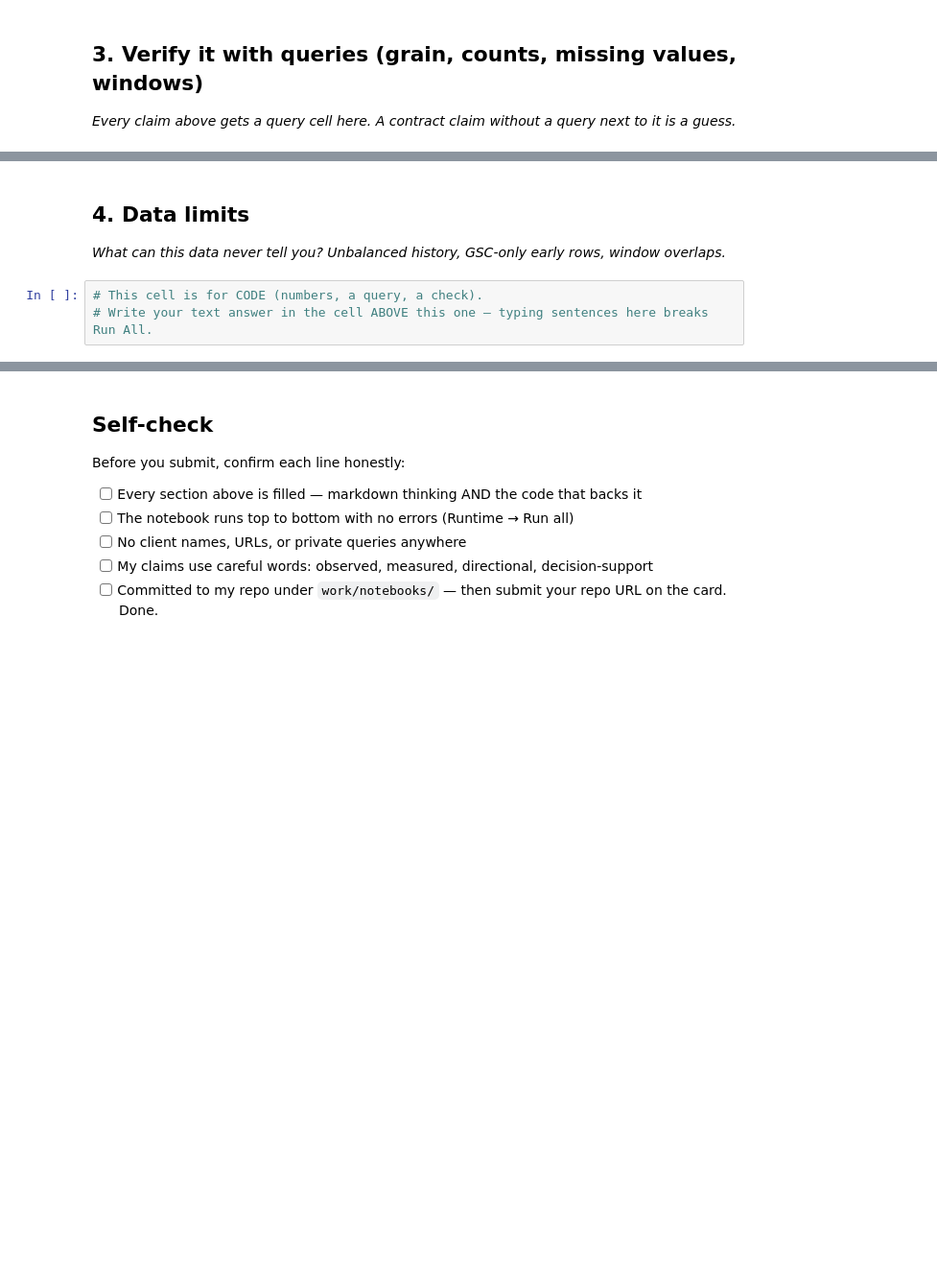
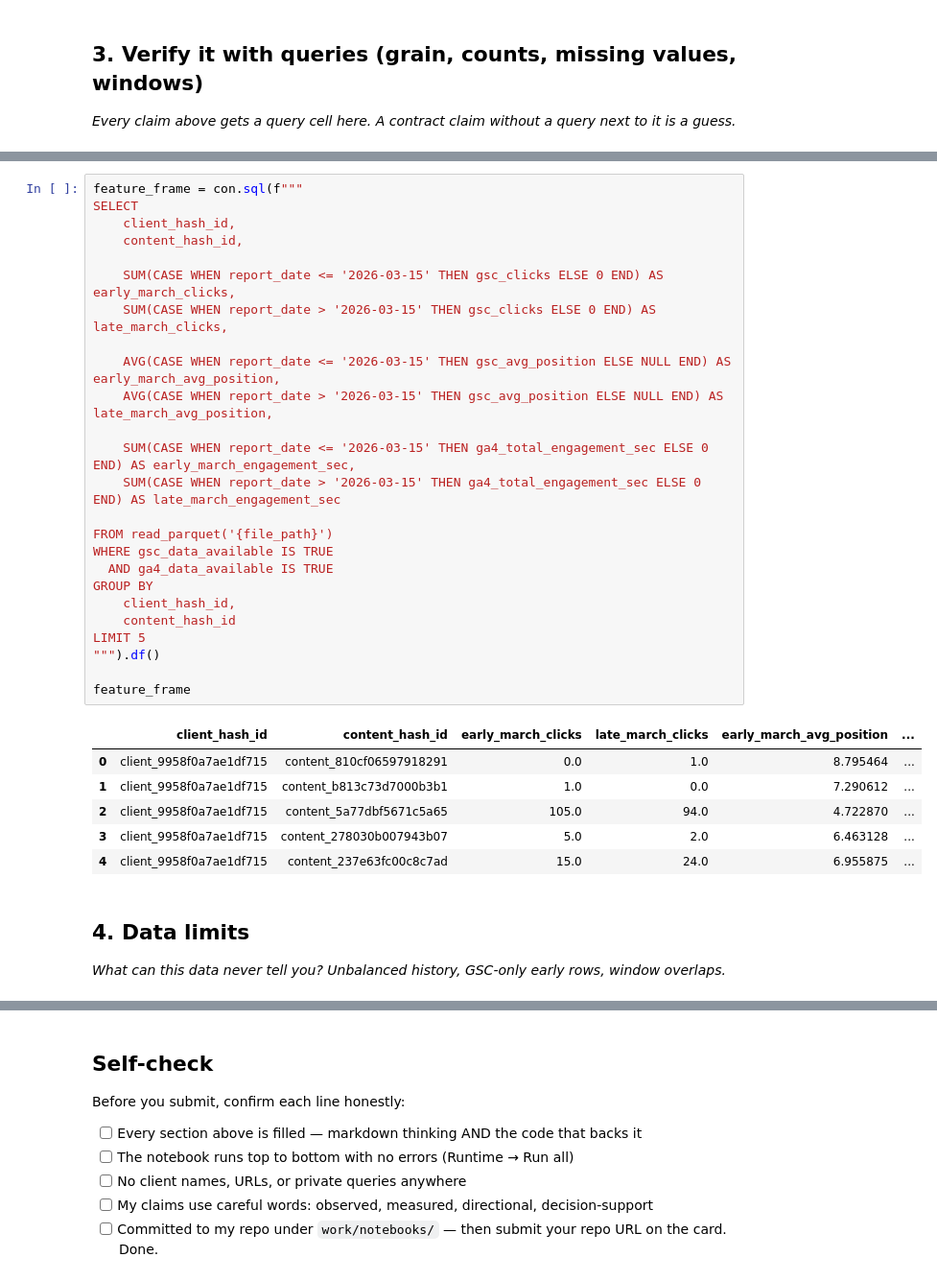
Before and after one commit to JasperOwen/flyrank-ml-internship, a Jupyter notebook: work/notebooks/w03_data_contract.ipynb, the cells around one changed output, grey strips where cells are left out. Shown at 96% size. Saved outputs shown, nothing was run; the diff lists cells and outputs as text; blank space fills up the shorter version.

```diff
--- a/work/notebooks/w03_data_contract.ipynb
+++ b/work/notebooks/w03_data_contract.ipynb
@@ -83,7 +177,36 @@ con.sql(f"""
+# %%
+feature_frame = con.sql(f"""
+SELECT
+    client_hash_id,
+    content_hash_id,
+
+    SUM(CASE WHEN report_date <= '2026-03-15' THEN gsc_clicks ELSE 0 END) AS early_march_clicks,
+    SUM(CASE WHEN report_date > '2026-03-15' THEN gsc_clicks ELSE 0 END) AS late_march_clicks,
+
+    AVG(CASE WHEN report_date <= '2026-03-15' THEN gsc_avg_position ELSE NULL END) AS early_march_avg_position,
+    AVG(CASE WHEN report_date > '2026-03-15' THEN gsc_avg_position ELSE NULL END) AS late_march_avg_position,
+
+    SUM(CASE WHEN report_date <= '2026-03-15' THEN ga4_total_engagement_sec ELSE 0 END) AS early_march_engagement_sec,
+    SUM(CASE WHEN report_date > '2026-03-15' THEN ga4_total_engagement_sec ELSE 0 END) AS late_march_engagement_sec
+
+FROM read_parquet('{file_path}')
+WHERE gsc_data_available IS TRUE
+  AND ga4_data_available IS TRUE
+GROUP BY
+    client_hash_id,
+    content_hash_id
+LIMIT 5
+""").df()
+
+feature_frame
+# %% [output]
+|  | client_hash_id | content_hash_id | early_march_clicks | late_march_clicks | early_march_avg_position | ... |
+| 0 | client_9958f0a7ae1df715 | content_810cf06597918291 | 0.0 | 1.0 | 8.795464 | ... |
+| 1 | client_9958f0a7ae1df715 | content_b813c73d7000b3b1 | 1.0 | 0.0 | 7.290612 | ... |
+| 2 | client_9958f0a7ae1df715 | content_5a77dbf5671c5a65 | 105.0 | 94.0 | 4.722870 | ... |
+| 3 | client_9958f0a7ae1df715 | content_278030b007943b07 | 5.0 | 2.0 | 6.463128 | ... |
+| 4 | client_9958f0a7ae1df715 | content_237e63fc00c8c7ad | 15.0 | 24.0 | 6.955875 | ... |
 # %% [markdown]
 ## 4. Data limits
 
 *What can this data never tell you? Unbalanced history, GSC-only early rows, window overlaps.*
-# %%
-# This cell is for CODE (numbers, a query, a check).
-# Write your text answer in the cell ABOVE this one — typing sentences here breaks Run All.
```
Also changed, not shown: parts of 11 cells of this notebook.
